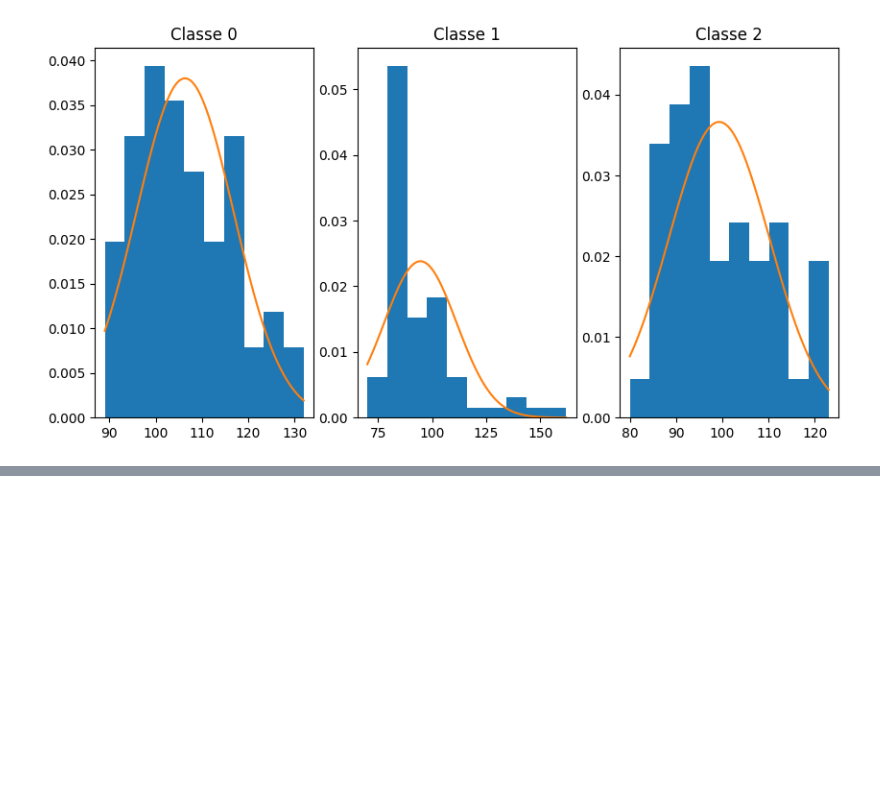
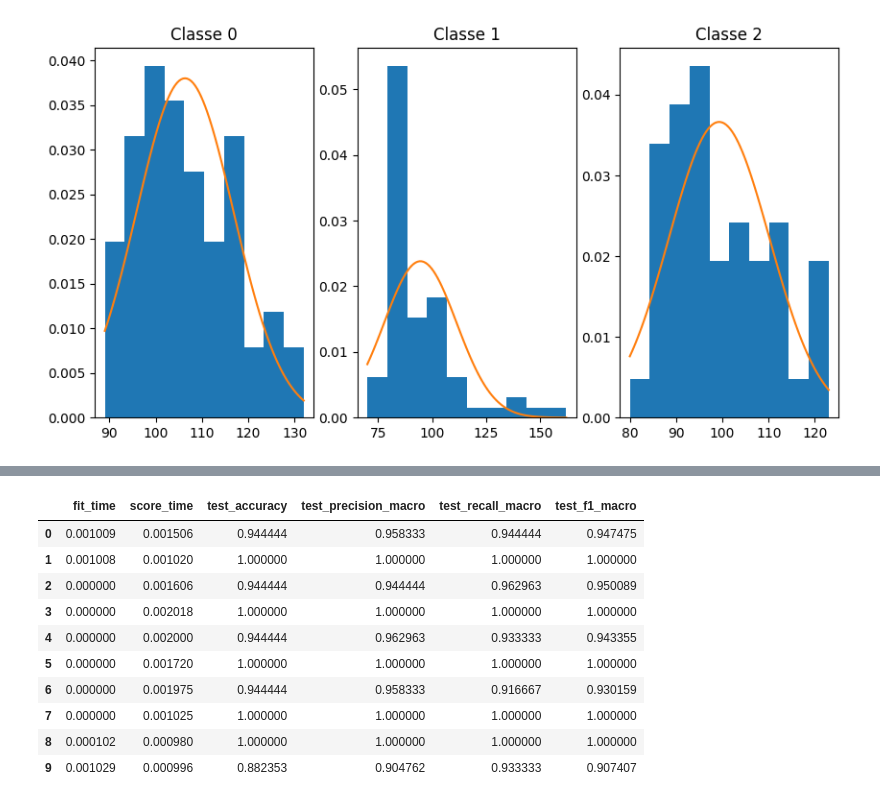
Before and after one commit to smastelini/eng-soft-ml-uel, a Jupyter notebook: aula-3.ipynb, the cells around one changed output, grey strips where cells are left out. Cells and saved outputs as stored; diff of their text form; code cells hidden in the pictures; blank space fills up the shorter version.

```diff
--- a/aula-3.ipynb
+++ b/aula-3.ipynb
@@ -471,0 +507,11 @@ class GaussianNaiveBayes:
+# %%
+from sklearn.naive_bayes import GaussianNB
+
+results = cross_validate(
+    estimator=GaussianNB(),
+    X=X,
+    y=y,
+    scoring=["accuracy", "precision_macro", "recall_macro", "f1_macro"],
+    cv=KFold(n_splits=10, shuffle=True, random_state=8)
+)
+results
@@ -471,0 +531,15 @@ class GaussianNaiveBayes:
+# %%
+df_results = pd.DataFrame.from_dict(results)
+df_results
+# %% [output]
+|  | fit_time | score_time | test_accuracy | test_precision_macro | test_recall_macro | test_f1_macro |
+| 0 | 0.001009 | 0.001506 | 0.944444 | 0.958333 | 0.944444 | 0.947475 |
+| 1 | 0.001008 | 0.001020 | 1.000000 | 1.000000 | 1.000000 | 1.000000 |
+| 2 | 0.000000 | 0.001606 | 0.944444 | 0.944444 | 0.962963 | 0.950089 |
+| 3 | 0.000000 | 0.002018 | 1.000000 | 1.000000 | 1.000000 | 1.000000 |
+| 4 | 0.000000 | 0.002000 | 0.944444 | 0.962963 | 0.933333 | 0.943355 |
+| 5 | 0.000000 | 0.001720 | 1.000000 | 1.000000 | 1.000000 | 1.000000 |
+| 6 | 0.000000 | 0.001975 | 0.944444 | 0.958333 | 0.916667 | 0.930159 |
+| 7 | 0.000000 | 0.001025 | 1.000000 | 1.000000 | 1.000000 | 1.000000 |
+| 8 | 0.000102 | 0.000980 | 1.000000 | 1.000000 | 1.000000 | 1.000000 |
+| 9 | 0.001029 | 0.000996 | 0.882353 | 0.904762 | 0.933333 | 0.907407 |
```
Also changed, not shown: parts of 38 cells of this notebook, 4 other files.
